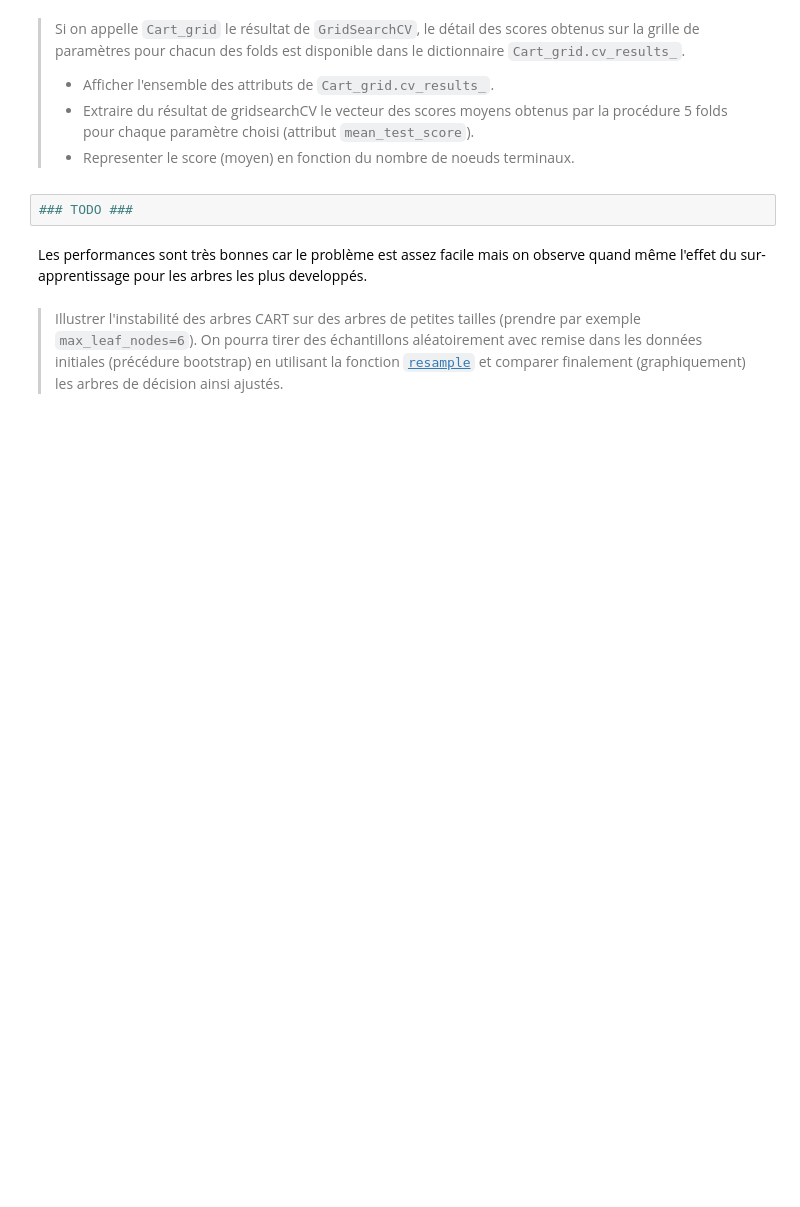
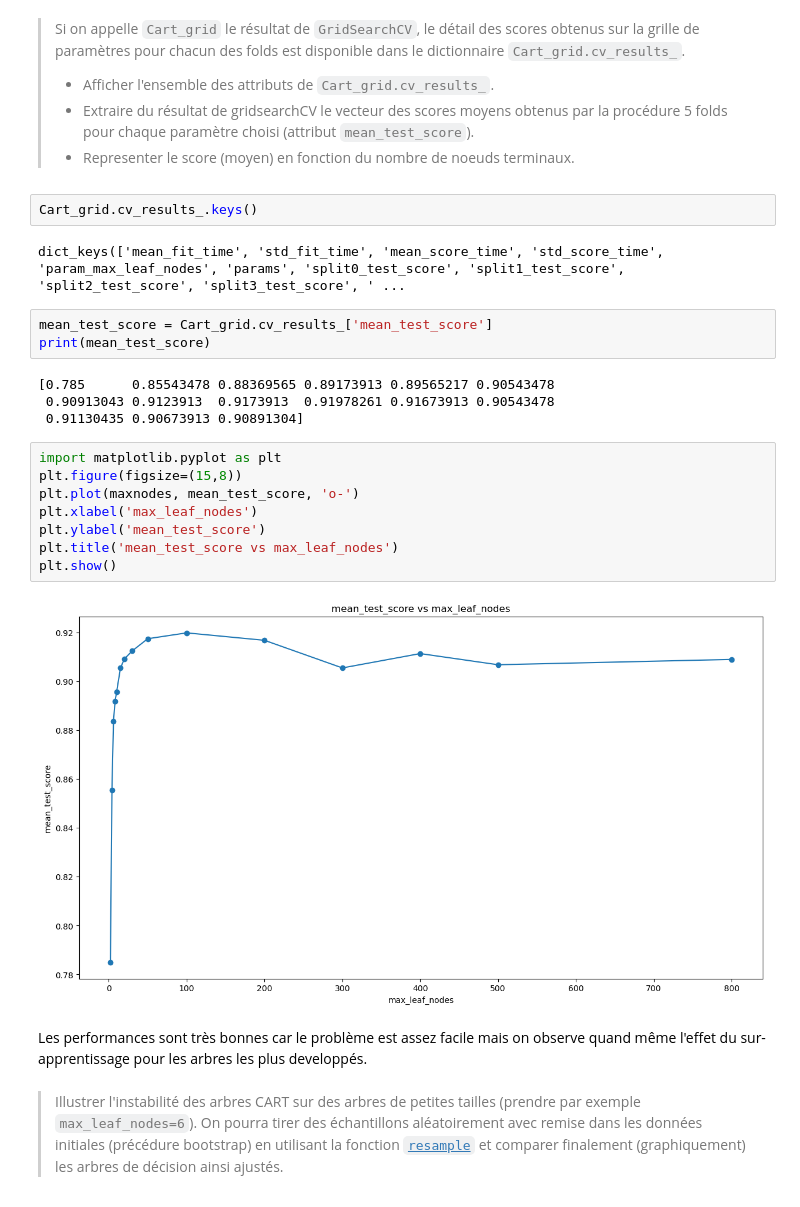
Before and after one commit to ZhenyuPU/AI_ECN, a Jupyter notebook: STASC/TP/TP5/CART_BaggedTree_RF_apprentis.ipynb, the cells around one changed output. Cells and saved outputs as stored; diff of their text form; blank space fills up the shorter version.

```diff
--- a/STASC/TP/TP5/CART_BaggedTree_RF_apprentis.ipynb
+++ b/STASC/TP/TP5/CART_BaggedTree_RF_apprentis.ipynb
@@ -52,8 +109,27 @@ maxnodes = [2,4,6,8,10,15,20,30,50,100,200,300,400,500,800]
 > - Afficher l'ensemble des attributs de `Cart_grid.cv_results_`.
 > - Extraire du résultat de gridsearchCV le vecteur des scores moyens obtenus par la procédure 5 folds pour chaque paramètre choisi (attribut `mean_test_score`).
 > - Representer le score (moyen) en fonction du nombre de noeuds terminaux.
-# %%
-### TODO ###
+# %%
+Cart_grid.cv_results_.keys()
+# %% [output]
+dict_keys(['mean_fit_time', 'std_fit_time', 'mean_score_time', 'std_score_time', 'param_max_leaf_nodes', 'params', 'split0_test_score', 'split1_test_score', 'split2_test_score', 'split3_test_score', ' ...
+# %%
+mean_test_score = Cart_grid.cv_results_['mean_test_score']
+print(mean_test_score)
+# %% [output]
+[0.785      0.85543478 0.88369565 0.89173913 0.89565217 0.90543478
+ 0.90913043 0.9123913  0.9173913  0.91978261 0.91673913 0.90543478
+ 0.91130435 0.90673913 0.90891304]
+# %%
+import matplotlib.pyplot as plt
+plt.figure(figsize=(15,8))
+plt.plot(maxnodes, mean_test_score, 'o-')
+plt.xlabel('max_leaf_nodes')
+plt.ylabel('mean_test_score')
+plt.title('mean_test_score vs max_leaf_nodes')
+plt.show()
+# %% [output]
+[figure, added]
 # %% [markdown]
 Les performances sont très bonnes car le problème est assez facile mais on observe quand même l'effet du sur-apprentissage pour les arbres les plus developpés.
 # %% [markdown]
```
Also changed, not shown: parts of 27 cells of this notebook, 55 other files.
